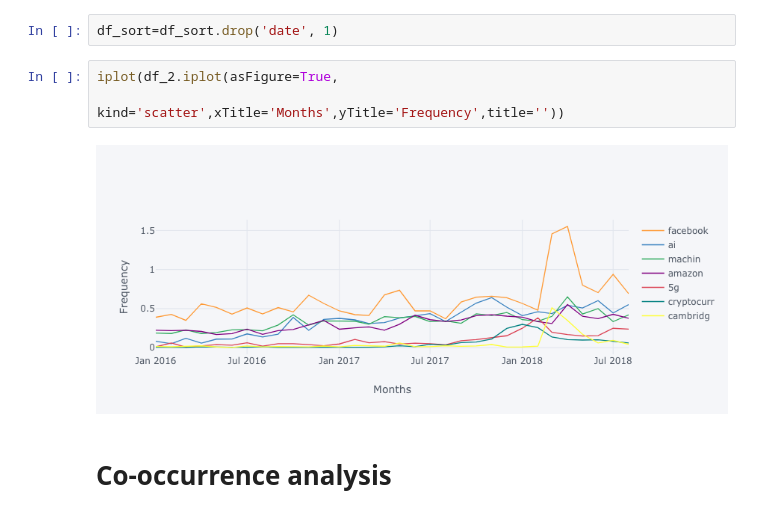
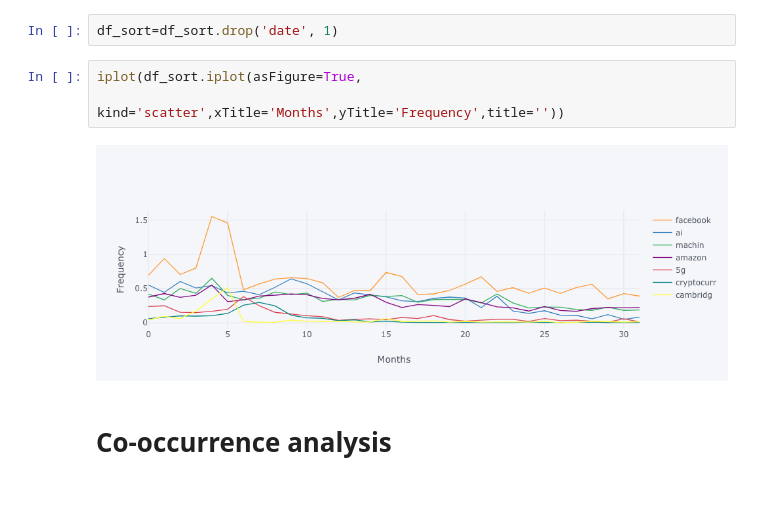
Before and after one commit to NGI4eu/engineroom-data-sprint-notebooks, a Jupyter notebook: 05-technology-news/hackathon_master.ipynb, the cells around one changed output. Cells and saved outputs as stored; diff of their text form.

```diff
--- a/05-technology-news/hackathon_master.ipynb
+++ b/05-technology-news/hackathon_master.ipynb
@@ -397,10 +400,10 @@ df_sort=df_sort.set_index(df_sort['date'])
 # %%
 df_sort=df_sort.drop('date', 1)
 # %%
-iplot(df_2.iplot(asFigure=True,
+iplot(df_sort.iplot(asFigure=True,
                                kind='scatter',xTitle='Months',yTitle='Frequency',title=''))
 # %% [output]
-[figure, old version]
+[figure, new version]
 # %% [markdown]
 # Co-occurrence analysis
 # %% [markdown]
```
Also changed, not shown: parts of 15 cells of this notebook, 1 other file.
